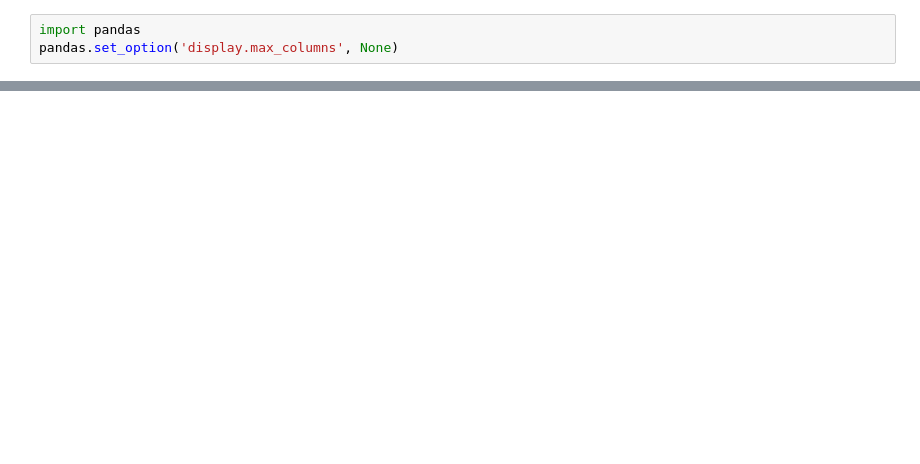
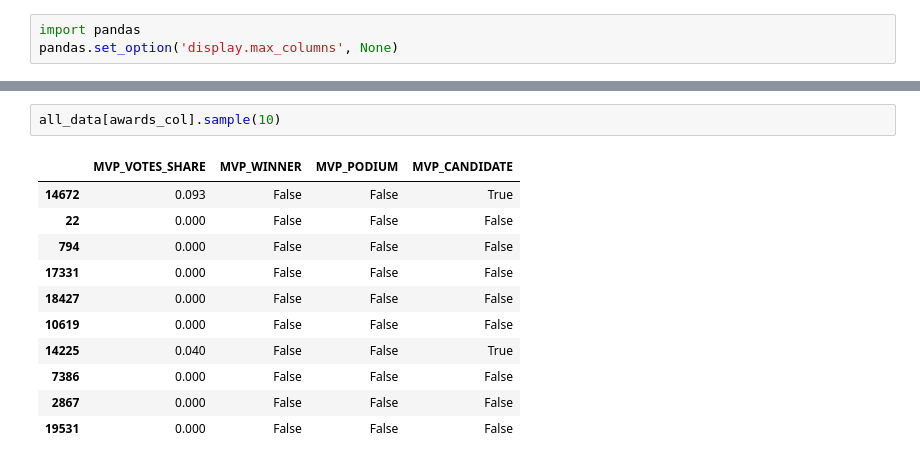
Before and after one commit to pauldes/nba, a Jupyter notebook: consolidate_data.ipynb, the cells around one changed output, grey strips where cells are left out. Saved outputs shown, nothing was run; the diff lists cells and outputs as text; blank space fills up the shorter version.

```diff
--- a/consolidate_data.ipynb
+++ b/consolidate_data.ipynb
@@ -50,0 +83,14 @@ all_data.sample(3)
+# %%
+all_data[awards_col].sample(10)
+# %% [output]
+|  | MVP_VOTES_SHARE | MVP_WINNER | MVP_PODIUM | MVP_CANDIDATE |
+| 14672 | 0.093 | False | False | True |
+| 22 | 0.000 | False | False | False |
+| 794 | 0.000 | False | False | False |
+| 17331 | 0.000 | False | False | False |
+| 18427 | 0.000 | False | False | False |
+| 10619 | 0.000 | False | False | False |
+| 14225 | 0.040 | False | False | True |
+| 7386 | 0.000 | False | False | False |
+| 2867 | 0.000 | False | False | False |
+| 19531 | 0.000 | False | False | False |
```
Also changed, not shown: parts of 15 cells of this notebook, 7 other files.
